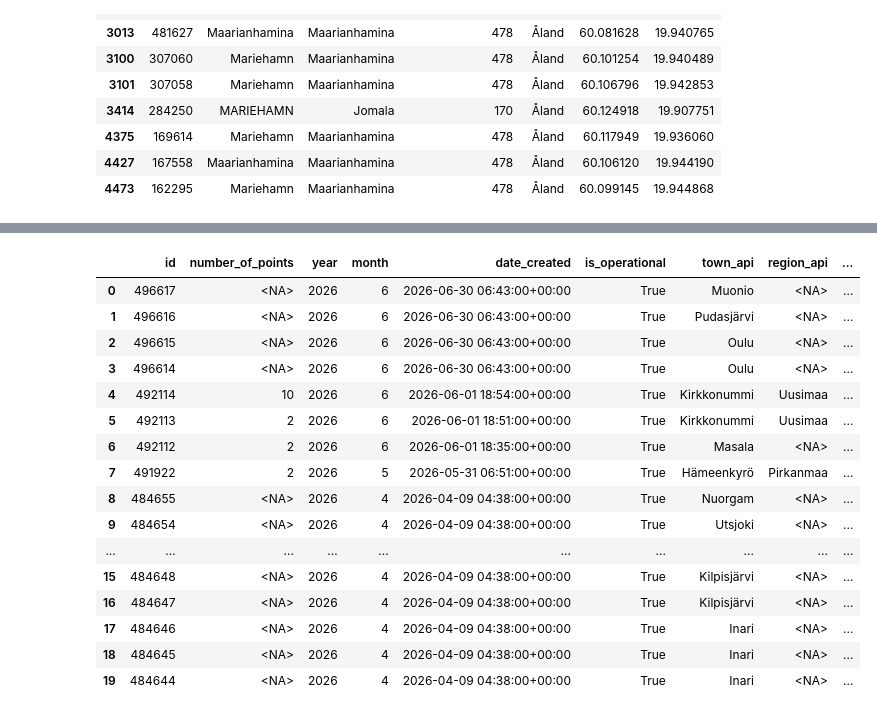
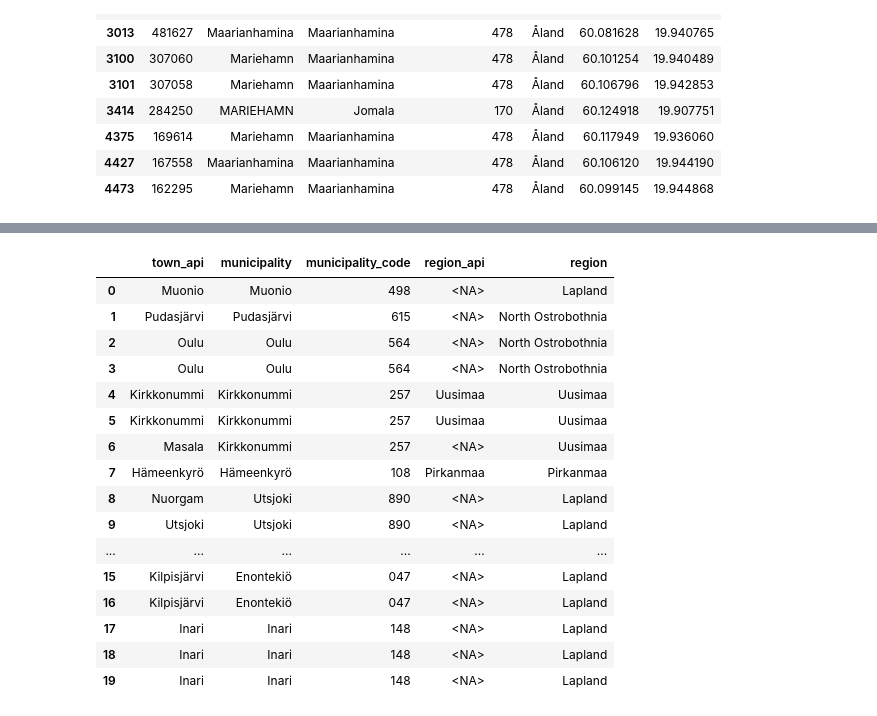
Before and after one commit to MarkusJakonen/de-week8-mini-project-team1, a Jupyter notebook: Silver/silver_data_cleaning_open_charge_FI.ipynb, the cells around one changed output, grey strips where cells are left out. Drawn from its saved outputs; the diff is of its cells as text; code cells hidden in the pictures.

```diff
--- a/Silver/silver_data_cleaning_open_charge_FI.ipynb
+++ b/Silver/silver_data_cleaning_open_charge_FI.ipynb
@@ -705,22 +689,22 @@ else:
 # %%
-display(silver_df.head(20))
+# display(silver_df.head(20))
 
-# silver_df[["town_api", "municipality", "municipality_code", "region"]].head()
+silver_df[["town_api", "municipality", "municipality_code", "region_api", "region"]].head(20)
 # %% [output]
-|  | id | number_of_points | year | month | date_created | is_operational | town_api | region_api | ... |
-| 0 | 496617 | <NA> | 2026 | 6 | 2026-06-30 06:43:00+00:00 | True | Muonio | <NA> | ... |
-| 1 | 496616 | <NA> | 2026 | 6 | 2026-06-30 06:43:00+00:00 | True | Pudasjärvi | <NA> | ... |
-| 2 | 496615 | <NA> | 2026 | 6 | 2026-06-30 06:43:00+00:00 | True | Oulu | <NA> | ... |
-| 3 | 496614 | <NA> | 2026 | 6 | 2026-06-30 06:43:00+00:00 | True | Oulu | <NA> | ... |
-| 4 | 492114 | 10 | 2026 | 6 | 2026-06-01 18:54:00+00:00 | True | Kirkkonummi | Uusimaa | ... |
-| 5 | 492113 | 2 | 2026 | 6 | 2026-06-01 18:51:00+00:00 | True | Kirkkonummi | Uusimaa | ... |
-| 6 | 492112 | 2 | 2026 | 6 | 2026-06-01 18:35:00+00:00 | True | Masala | <NA> | ... |
-| 7 | 491922 | 2 | 2026 | 5 | 2026-05-31 06:51:00+00:00 | True | Hämeenkyrö | Pirkanmaa | ... |
-| 8 | 484655 | <NA> | 2026 | 4 | 2026-04-09 04:38:00+00:00 | True | Nuorgam | <NA> | ... |
-| 9 | 484654 | <NA> | 2026 | 4 | 2026-04-09 04:38:00+00:00 | True | Utsjoki | <NA> | ... |
-| ... | ... | ... | ... | ... | ... | ... | ... | ... | ... |
-| 15 | 484648 | <NA> | 2026 | 4 | 2026-04-09 04:38:00+00:00 | True | Kilpisjärvi | <NA> | ... |
-| 16 | 484647 | <NA> | 2026 | 4 | 2026-04-09 04:38:00+00:00 | True | Kilpisjärvi | <NA> | ... |
-| 17 | 484646 | <NA> | 2026 | 4 | 2026-04-09 04:38:00+00:00 | True | Inari | <NA> | ... |
-| 18 | 484645 | <NA> | 2026 | 4 | 2026-04-09 04:38:00+00:00 | True | Inari | <NA> | ... |
-| 19 | 484644 | <NA> | 2026 | 4 | 2026-04-09 04:38:00+00:00 | True | Inari | <NA> | ... |
+|  | town_api | municipality | municipality_code | region_api | region |
+| 0 | Muonio | Muonio | 498 | <NA> | Lapland |
+| 1 | Pudasjärvi | Pudasjärvi | 615 | <NA> | North Ostrobothnia |
+| 2 | Oulu | Oulu | 564 | <NA> | North Ostrobothnia |
+| 3 | Oulu | Oulu | 564 | <NA> | North Ostrobothnia |
+| 4 | Kirkkonummi | Kirkkonummi | 257 | Uusimaa | Uusimaa |
+| 5 | Kirkkonummi | Kirkkonummi | 257 | Uusimaa | Uusimaa |
+| 6 | Masala | Kirkkonummi | 257 | <NA> | Uusimaa |
+| 7 | Hämeenkyrö | Hämeenkyrö | 108 | Pirkanmaa | Pirkanmaa |
+| 8 | Nuorgam | Utsjoki | 890 | <NA> | Lapland |
+| 9 | Utsjoki | Utsjoki | 890 | <NA> | Lapland |
+| ... | ... | ... | ... | ... | ... |
+| 15 | Kilpisjärvi | Enontekiö | 047 | <NA> | Lapland |
+| 16 | Kilpisjärvi | Enontekiö | 047 | <NA> | Lapland |
+| 17 | Inari | Inari | 148 | <NA> | Lapland |
+| 18 | Inari | Inari | 148 | <NA> | Lapland |
+| 19 | Inari | Inari | 148 | <NA> | Lapland |
```
Also changed, not shown: parts of 8 cells of this notebook.
